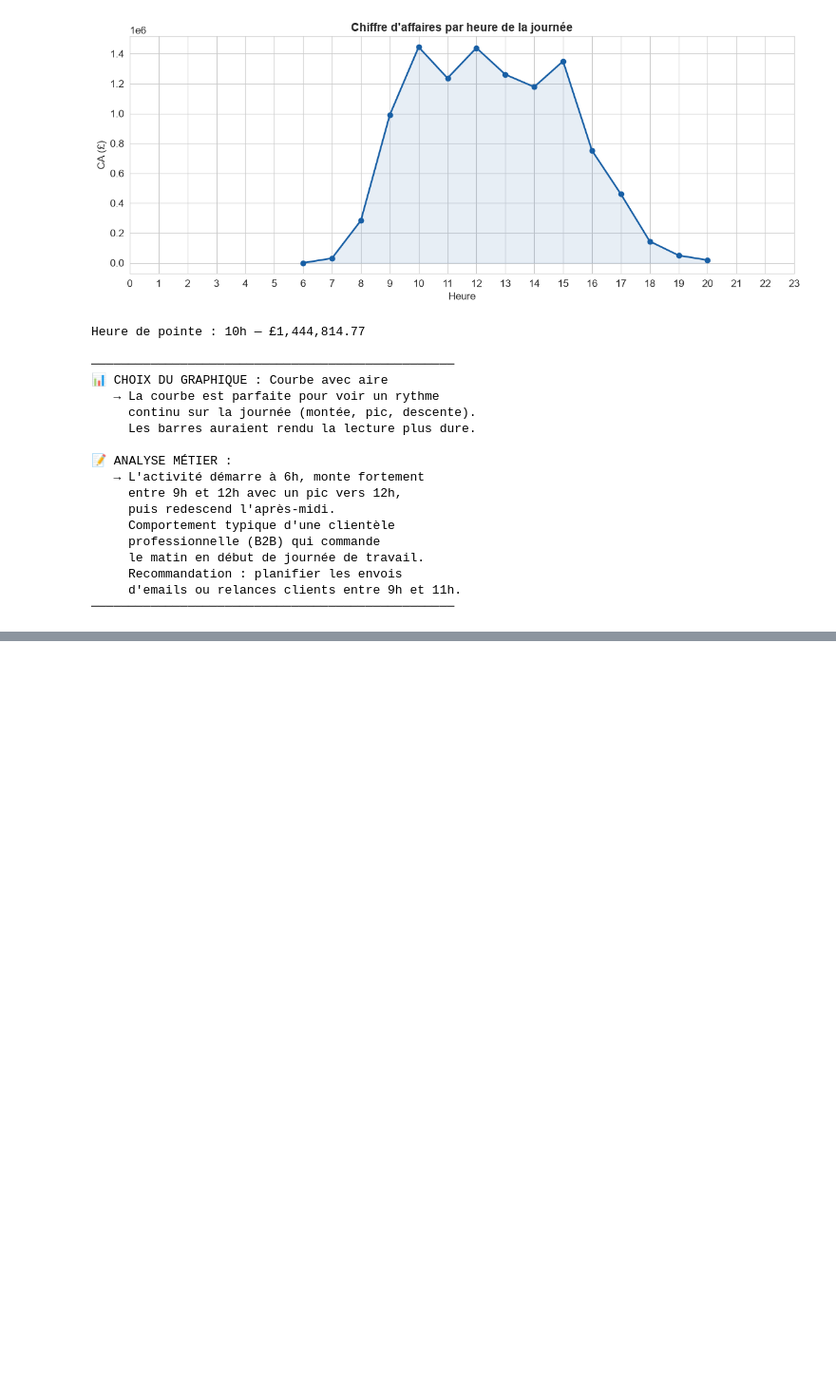
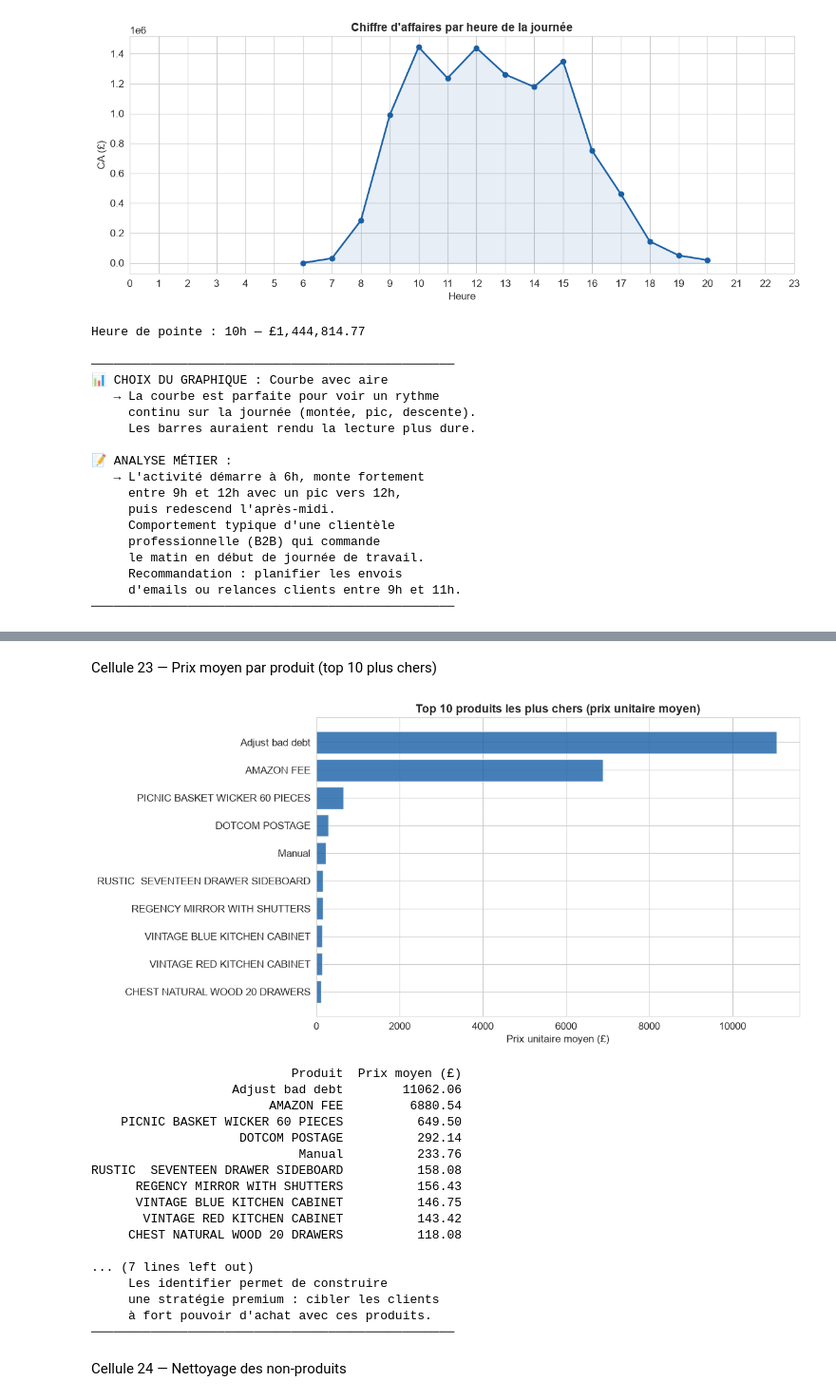
Before and after one commit to Fatima-Zahra37/Projet-vente-en-ligne_kaggle, a Jupyter notebook: notebooks/analyse.ipynb, the cells around one changed output, grey strips where cells are left out. Shown at 95% size. Saved outputs shown, nothing was run; the diff lists cells and outputs as text; code cells hidden in the pictures; blank space fills up the shorter version.

```diff
--- a/notebooks/analyse.ipynb
+++ b/notebooks/analyse.ipynb
@@ -508,0 +671,55 @@ Heure de pointe : 10h — £1,444,814.77
+# %% [markdown]
+Cellule 23 — Prix moyen par produit (top 10 plus chers)
+# %%
+top_prix = (df.groupby("Description")["UnitPrice"]
+            .mean()
+            .sort_values(ascending=False)
+            .head(10)
+            .reset_index())
+
+top_prix.columns = ["Produit", "Prix moyen (£)"]
+top_prix["Prix moyen (£)"] = top_prix["Prix moyen (£)"].round(2)
+
+plt.figure(figsize=(12, 6))
+plt.barh(top_prix["Produit"][::-1], top_prix["Prix moyen (£)"][::-1], color="#185FA5", alpha=0.8)
+plt.title("Top 10 produits les plus chers (prix unitaire moyen)", fontsize=14, fontweight="bold")
+plt.xlabel("Prix unitaire moyen (£)")
+plt.tight_layout()
+plt.show()
+
+print(top_prix.to_string(index=False))
+
+print("""
+─────────────────────────────────────────────────
+📊 CHOIX DU GRAPHIQUE : Barres horizontales
+
+📝 ANALYSE MÉTIER :
+   → Les produits à prix élevé sont souvent
+     achetés en petite quantité mais génèrent
+     une marge importante par transaction.
+     Les identifier permet de construire
+     une stratégie premium : cibler les clients
+     à fort pouvoir d'achat avec ces produits.
+─────────────────────────────────────────────────
+""")
+# %% [output]
+[figure, added]
+                           Produit  Prix moyen (£)
+                   Adjust bad debt        11062.06
+                        AMAZON FEE         6880.54
+    PICNIC BASKET WICKER 60 PIECES          649.50
+                    DOTCOM POSTAGE          292.14
+                            Manual          233.76
+RUSTIC  SEVENTEEN DRAWER SIDEBOARD          158.08
+      REGENCY MIRROR WITH SHUTTERS          156.43
+      VINTAGE BLUE KITCHEN CABINET          146.75
+       VINTAGE RED KITCHEN CABINET          143.42
+     CHEST NATURAL WOOD 20 DRAWERS          118.08
+
+... (7 lines left out)
+     Les identifier permet de construire
+     une stratégie premium : cibler les clients
+     à fort pouvoir d'achat avec ces produits.
+─────────────────────────────────────────────────
+# %% [markdown]
+Cellule 24 — Nettoyage des non-produits
```
Also changed, not shown: parts of 9 cells of this notebook.
